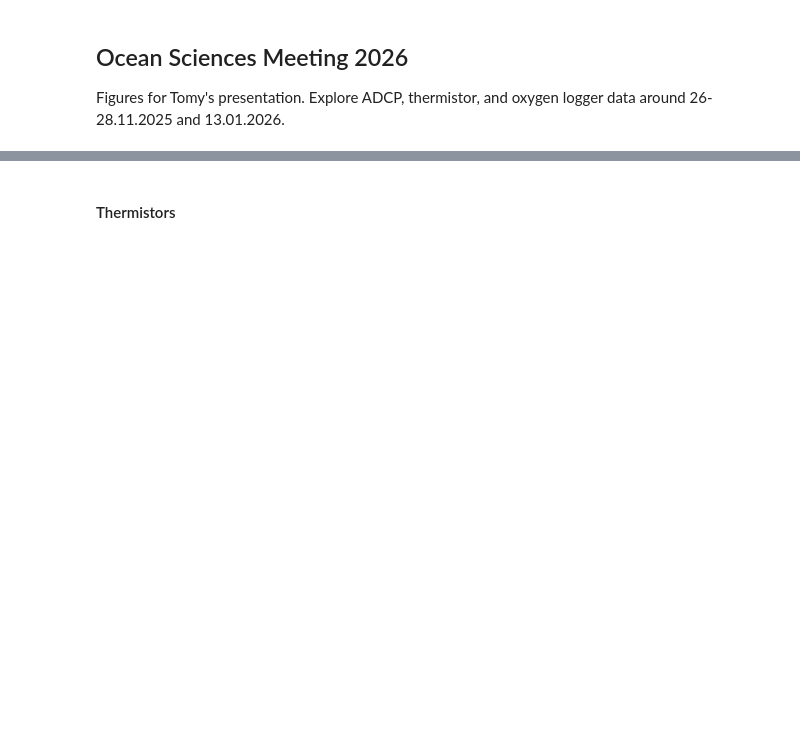
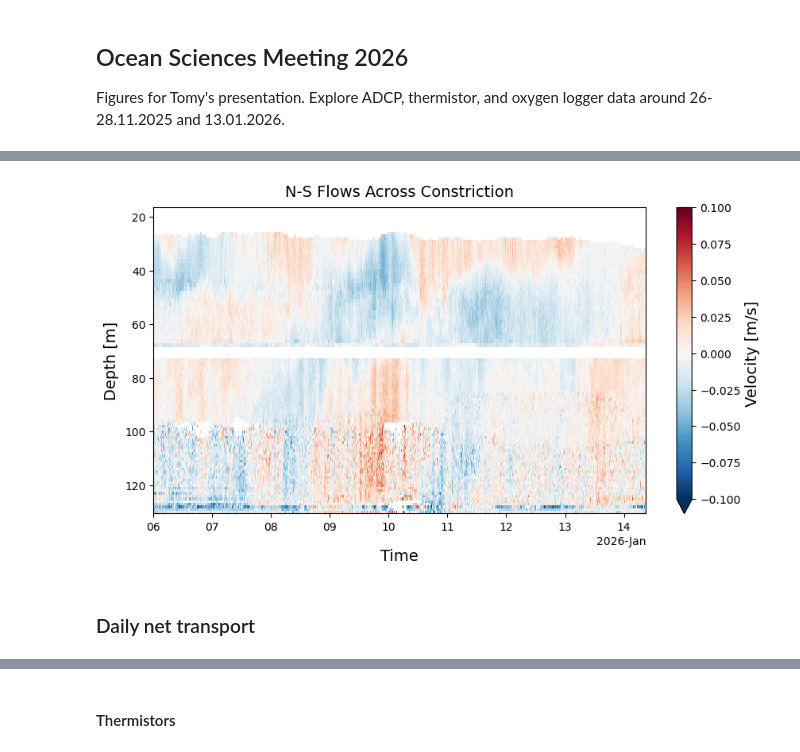
Before and after one commit to hherrema/eawag, a Jupyter notebook: presentations/osm/osm_2026.ipynb, the cells around one changed output, grey strips where cells are left out. Saved outputs shown, nothing was run; the diff lists cells and outputs as text; code cells hidden in the pictures; blank space fills up the shorter version.

```diff
--- a/presentations/osm/osm_2026.ipynb
+++ b/presentations/osm/osm_2026.ipynb
@@ -78,0 +131,36 @@ plt.show()
+# %%
+def plot_velocity_ts(u_orth, v_orth, ds_temp=None, isotherms=None):
+    fig, ax = plt.subplots(figsize=(10, 5))
+
+    # velocity
+    pc = (u_orth + v_orth).plot(x='time', y='range', cmap='RdBu_r', vmin=-0.1, vmax=0.1, cbar_kwargs={'label': 'Velocity [m/s]'}, ax=ax)
+    pc.colorbar.ax.yaxis.label.set_size(14)
+
+    # isotherms
+    if ds_temp and isotherms:
+        for iso_t in isotherms:
+            cs = ax.contour(ds_temp.time, ds_temp.depth, ds_temp.temp, levels=[iso_t], colors='black', linewidths=0.2, alpha=0.5)
+            #ax.clabel(cs, inline=True, fmt=f'{temp_val}°C', fontsize=10)
+
+    ax.set_xlabel('Time', fontsize=14, labelpad=15)
+    ax.set_ylabel('Depth [m]', fontsize=14, labelpad=5)
+    ax.set_title('N-S Flows Across Constriction', fontsize=14, pad=10)
+
+    ax.invert_yaxis()
+    plt.show()
+# %%
+# chose interface angle as average angle of flow (across all depths)
+angle_rad = np.deg2rad(interface_angle)
+
+u = ds_full.vel.sel(dir='E').mean(dim='serial_id')
+v = ds_full.vel.sel(dir='N').mean(dim='serial_id')
+
+# orthogonal horizontal velocities
+u_orth = u * (-1) * np.sin(angle_rad)
+v_orth = v * np.cos(angle_rad)
+# %%
+plot_velocity_ts(u_orth, v_orth)
+# %% [output]
+[figure, added]
+# %% [markdown]
+### Daily net transport
```
Also changed, not shown: parts of 54 cells of this notebook.
